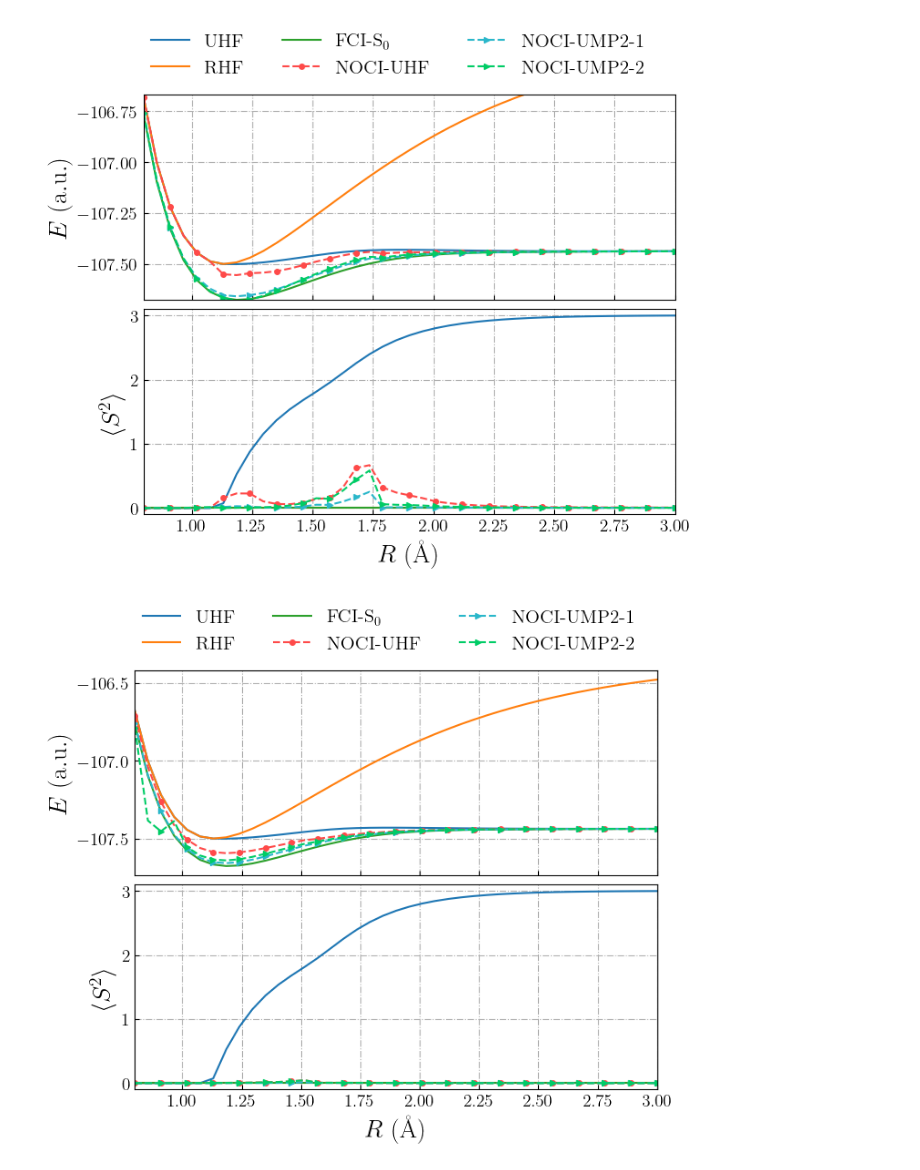
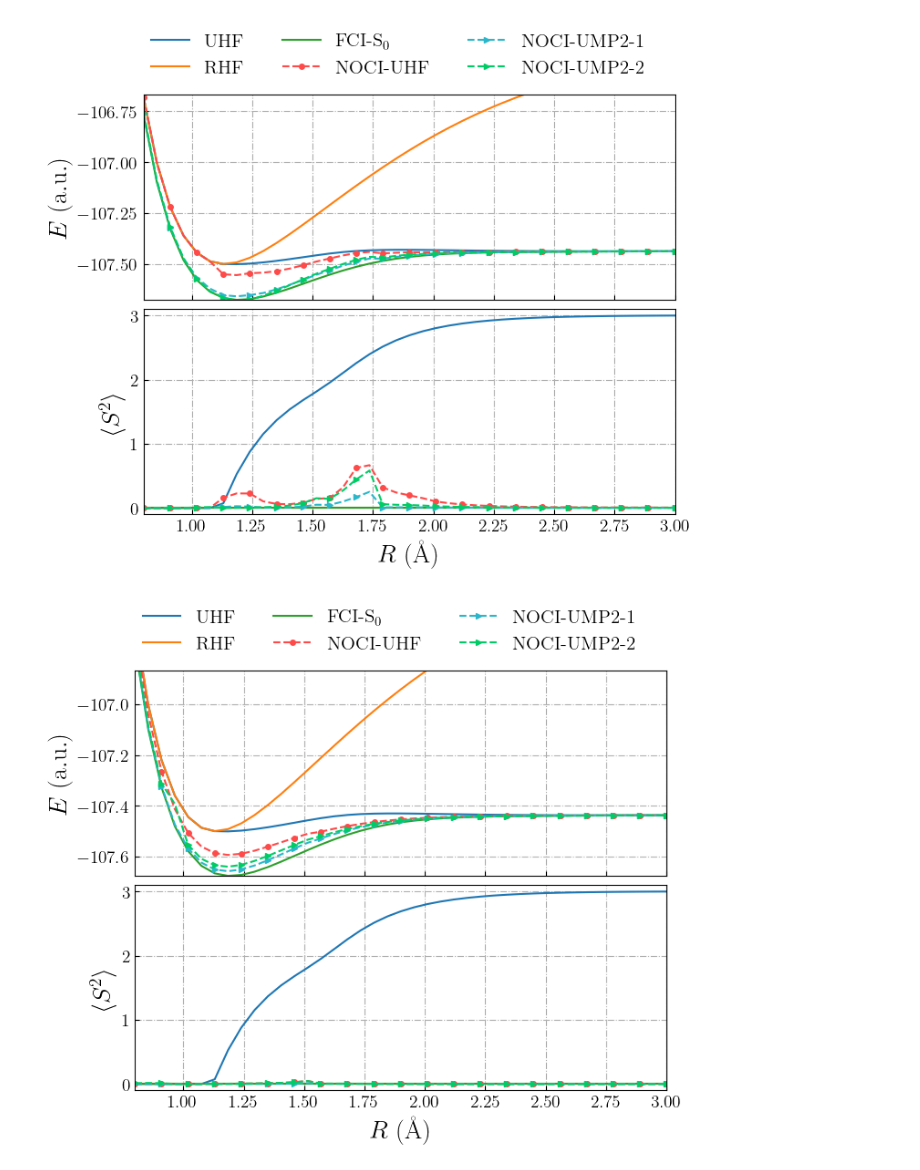
Before and after one commit to yangdatou/bs-uhf, a Jupyter notebook: work/plot/n2.ipynb, the cells around one changed output. Cells and saved outputs as stored; diff of their text form; code cells hidden in the pictures.

```diff
--- a/work/plot/n2.ipynb
+++ b/work/plot/n2.ipynb
@@ -134,38 +199,39 @@ ax.plot(bond_length_list, [ene_noci_ump2 + ene_nuc for ene_noci_ump2, ene_nuc in
 ax.plot(bond_length_list, [ene_noci_ump2 + ene_nuc for ene_noci_ump2, ene_nuc in zip(ene_noci_ump2_list_2, ene_nuc_list)], **ump2_noci_dict_2)
 # ax.plot(bond_length_list, [ene_noci_ump2 + ene_nuc for ene_noci_ump2, ene_nuc in zip(ene_noci_ump2_list_1, ene_nuc_list)], label="NOCI-UMP2-1")
 # ax.plot(bond_length_list, [ene_noci_ump2 + ene_nuc for ene_noci_ump2, ene_nuc in zip(ene_noci_ump2_list_2, ene_nuc_list)], label="NOCI-UMP2-2")
-# ax.set_ylim(-1.21, -0.58)
+ene_fci = ene_fci_s_list + ene_nuc_list
+ax.set_ylim(ene_fci.min(), ene_fci.max()-0.1)
 
 ax.set_ylabel(r"$E$ ($\mathrm{a.u.}$)")
 ax.legend(
     loc=(0.0, 1.05), fancybox=False, framealpha=1.0,
     edgecolor='silver', frameon=False, fontsize=15, ncol=3
     )
 ax.grid(True, linestyle='-.')
 
 ax = axs[1]
 s2_uhf_list = data_dict["s2_uhf"][:, 1]
 s2_rhf_list = data_dict["s2_rhf"][:, 1]
 
 ax.plot(bond_length_list, s2_uhf_list, label="UHF")
 ax.plot(bond_length_list, s2_rhf_list, label="RHF")
 ax.plot(bond_length_list, s2_rhf_list, label="FCI-S$_0$")
 ax.plot(bond_length_list, data_dict["s2_noci_uhf"][:, 1], **uhf_noci_dict)
 ax.plot(bond_length_list, data_dict["s2_noci_ump2_1"][:, 1], **ump2_noci_dict_1)
 ax.plot(bond_length_list, data_dict["s2_noci_ump2_2"][:, 1], **ump2_noci_dict_2)
 # ax.plot(bond_length_list, data_dict["s2_noci_ump2_1"][:, 1], label=r"FCI-T$_1$")
 
 # # ax.plot(bond_length_list, s2_rhf_t_list, label="RHF")
 # ax.plot(bond_length_list, s2_fci_s_list, label="FCI")
 # ax.plot(bond_length_list, s2_fci_t_list, label="FCI")
 
 ax.set_xlim(0.8, 3.0)
 ax.set_ylim(-0.1, 3.1)
 ax.grid(True, linestyle='-.')
 
 ax.set_ylabel(r"$\langle S^2 \rangle$")
 ax.set_xlabel(r"$R$ ($\mathrm{\AA}$)")
 fig.tight_layout(w_pad=0.4, h_pad=0.4)
-fig.savefig("/Users/yangjunjie/Downloads/h2-bs-noci-uhf.png", dpi=600)
+fig.savefig("/Users/yangjunjie/Downloads/n2-bs-noci-ump2.png", dpi=600)
 # %% [output]
-[figure, old version]
+[figure, new version]
```
Also changed, not shown: parts of 2 cells of this notebook, 1 other file.
